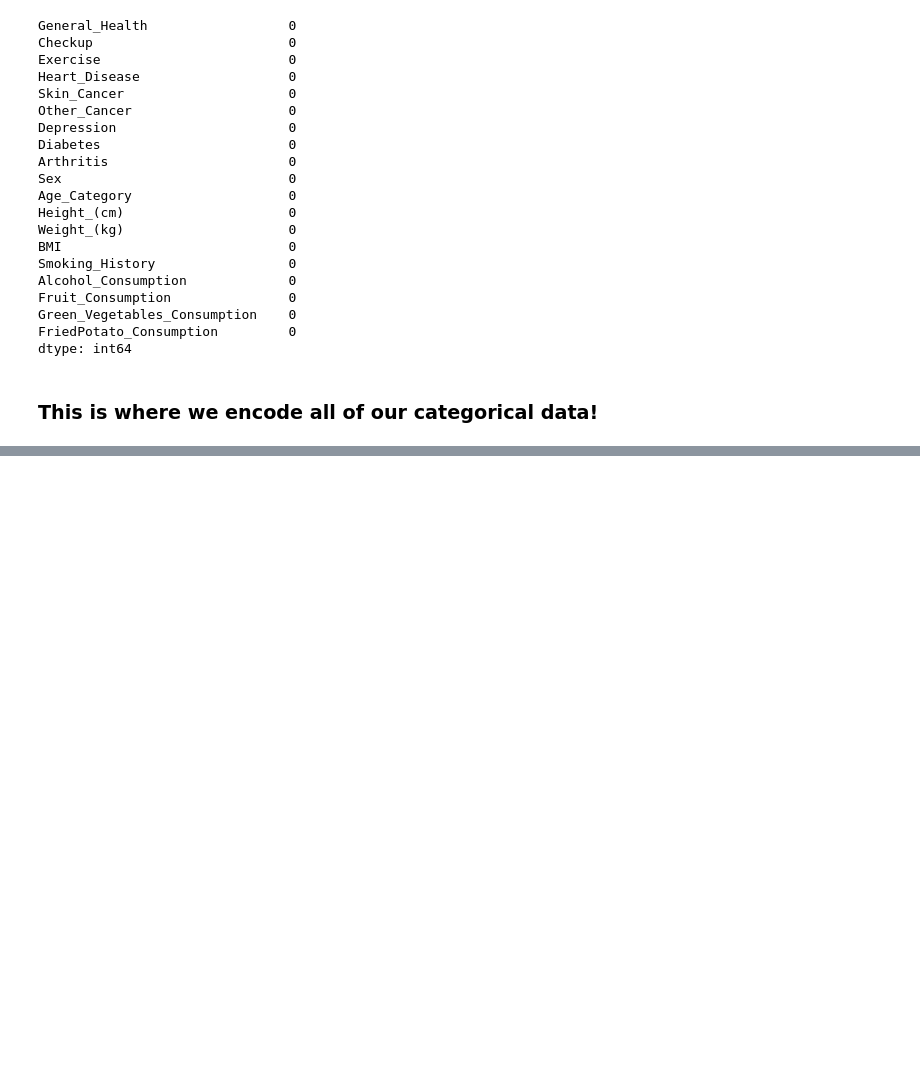
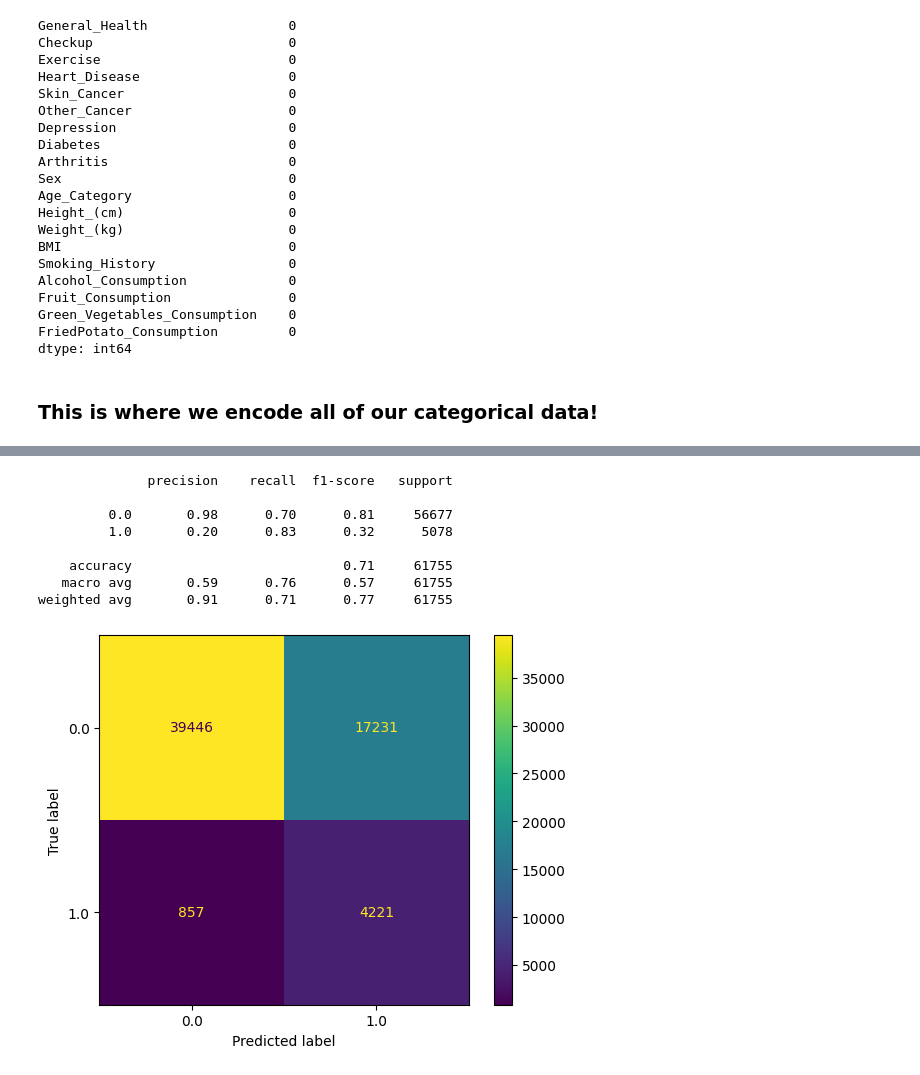
Before and after one commit to Chasindu/3401, a Jupyter notebook: Cardiovascular Diseases Risk Prediction.ipynb, the cells around one changed output, grey strips where cells are left out. Cells and saved outputs as stored; diff of their text form; code cells hidden in the pictures; blank space fills up the shorter version.

```diff
--- a/Cardiovascular Diseases Risk Prediction.ipynb
+++ b/Cardiovascular Diseases Risk Prediction.ipynb
@@ -337,0 +458,21 @@ KeyError: 'Heart_Disease_Yes'
+# %%
+#Train a Support Vector Machine Classifier (SVC) to predict the species of the iris
+
+poly_kernel_svm_clf = SVC()
+poly_kernel_svm_clf.fit(X_train, y_train)
+
+
+y_predict = poly_kernel_svm_clf.predict(X_test)
+print (classification_report(y_test, y_predict))
+ConfusionMatrixDisplay.from_predictions(y_test, y_predict)
+plt.show()
+# %% [output]
+              precision    recall  f1-score   support
+
+         0.0       0.98      0.70      0.81     56677
+         1.0       0.20      0.83      0.32      5078
+
+    accuracy                           0.71     61755
+   macro avg       0.59      0.76      0.57     61755
+weighted avg       0.91      0.71      0.77     61755
+[figure, added]
```
Also changed, not shown: parts of 29 cells of this notebook.
